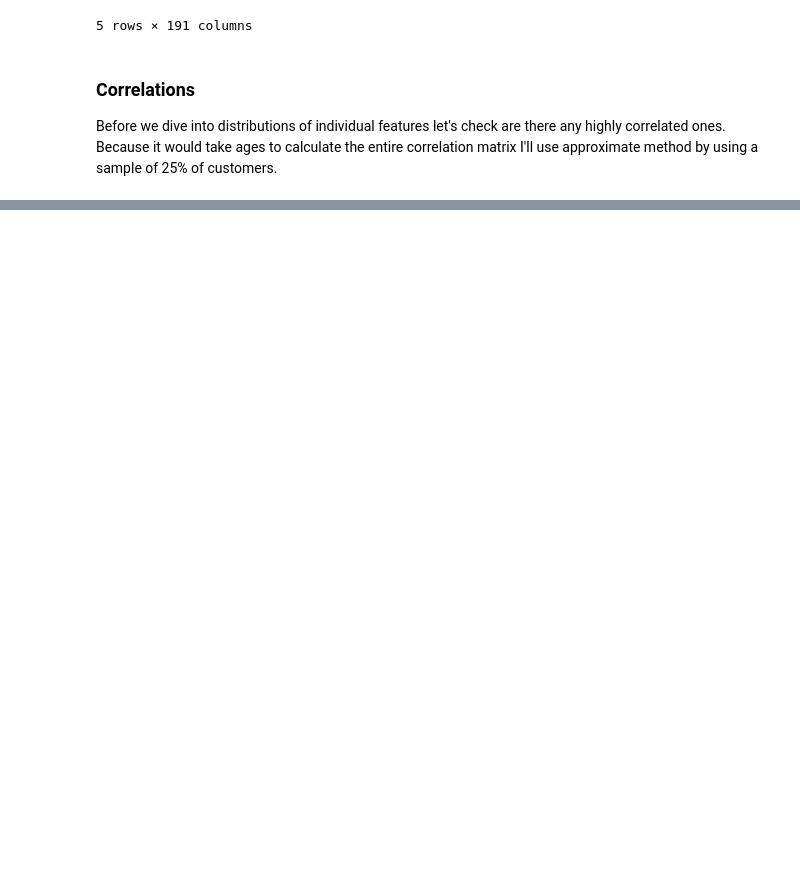
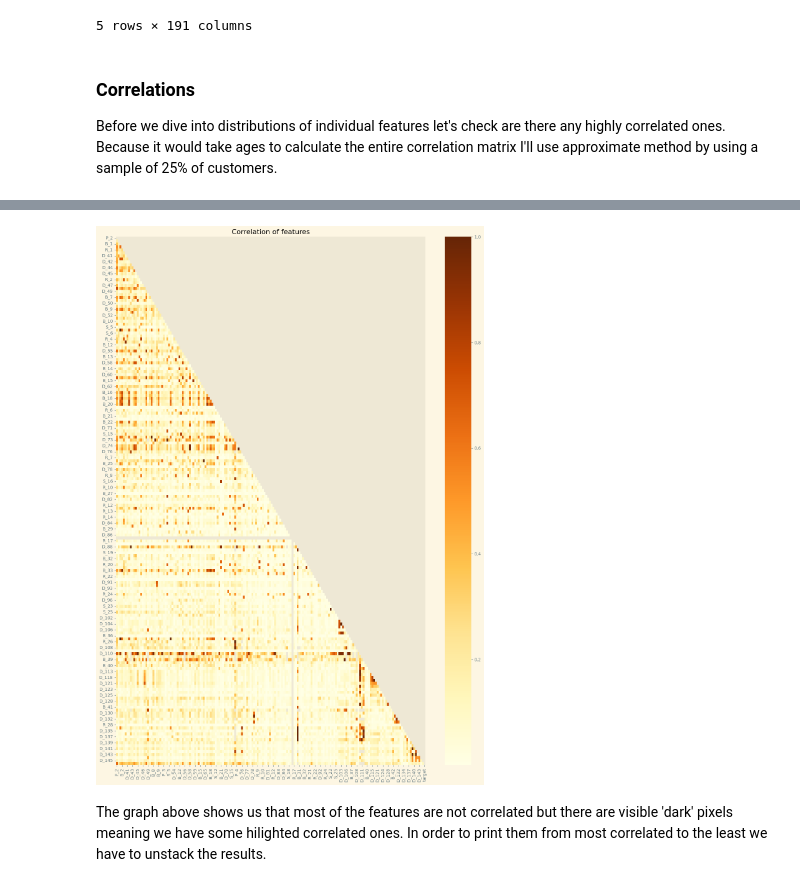
Before and after one commit to rohitgupta20/amex-default-prediction, a Jupyter notebook: amex default-prediction.ipynb, the cells around one changed output, grey strips where cells are left out. Cells and saved outputs as stored; diff of their text form; code cells hidden in the pictures; blank space fills up the shorter version.

Commit message:
correlations with kde_plot

```diff
--- a/amex default-prediction.ipynb
+++ b/amex default-prediction.ipynb
@@ -522,0 +503,2 @@ number of rows sampled : 4216(42%)
+# %%
+correlations = final_df.corr().abs()# returns a dataframe of correlations
@@ -522,0 +513,13 @@ number of rows sampled : 4216(42%)
+# %%
+mask = np.triu(np.ones_like(correlations))# will return a upper triangle of an array of ones
+
+fig,ax = plt.subplots(1,1,figsize=(16,22))
+
+sns.heatmap(correlations,ax=ax,mask=mask,cmap='YlOrBr')
+ax.set_title('Correlation of features')
+
+plt.show()
+# %% [output]
+[figure, added]
+# %% [markdown]
+The graph above shows us that most of the features are not correlated but there are visible 'dark' pixels meaning we have some hilighted correlated ones. In order to print them from most correlated to the least we have to unstack the results.
```
Also changed, not shown: parts of 20 cells of this notebook.
